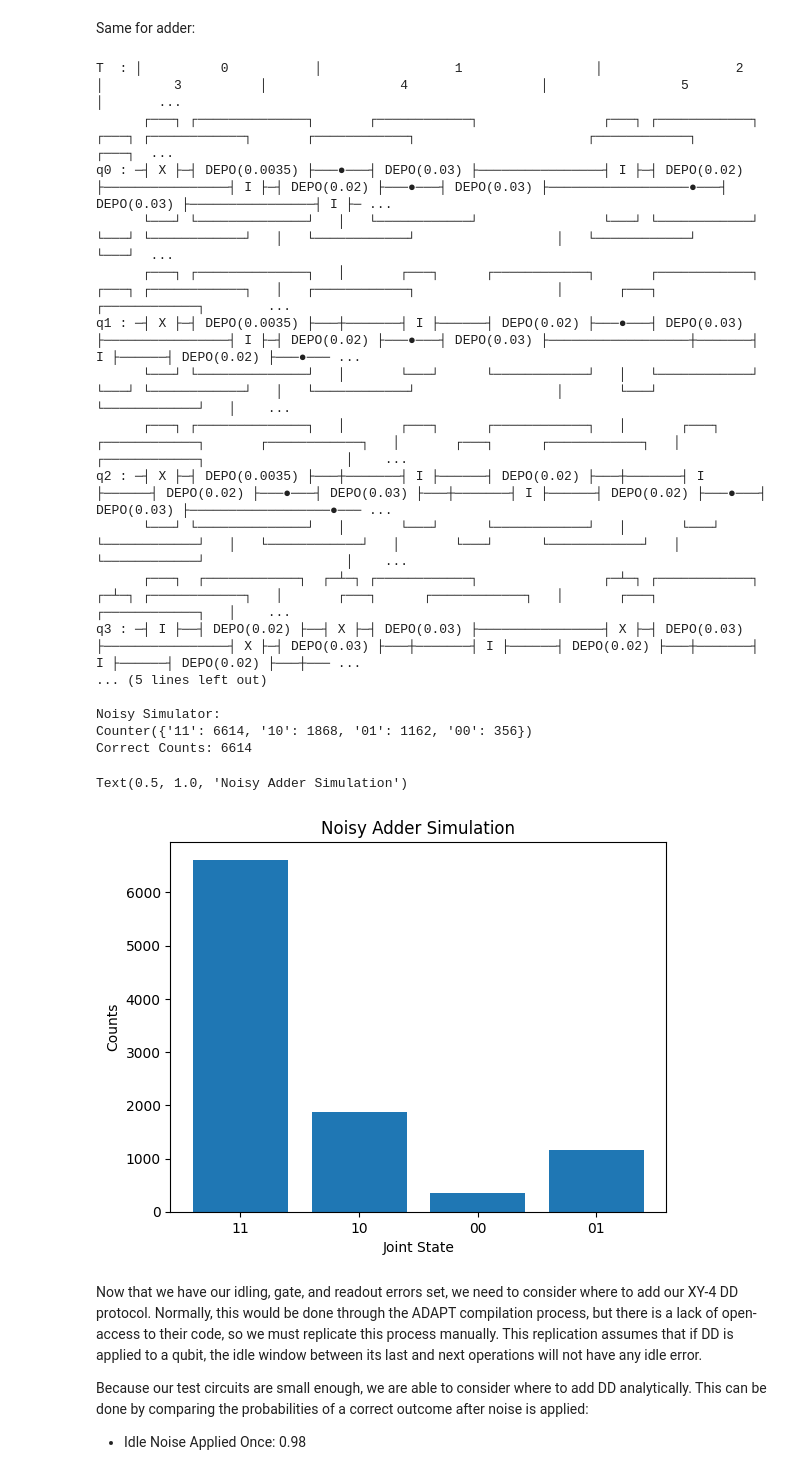
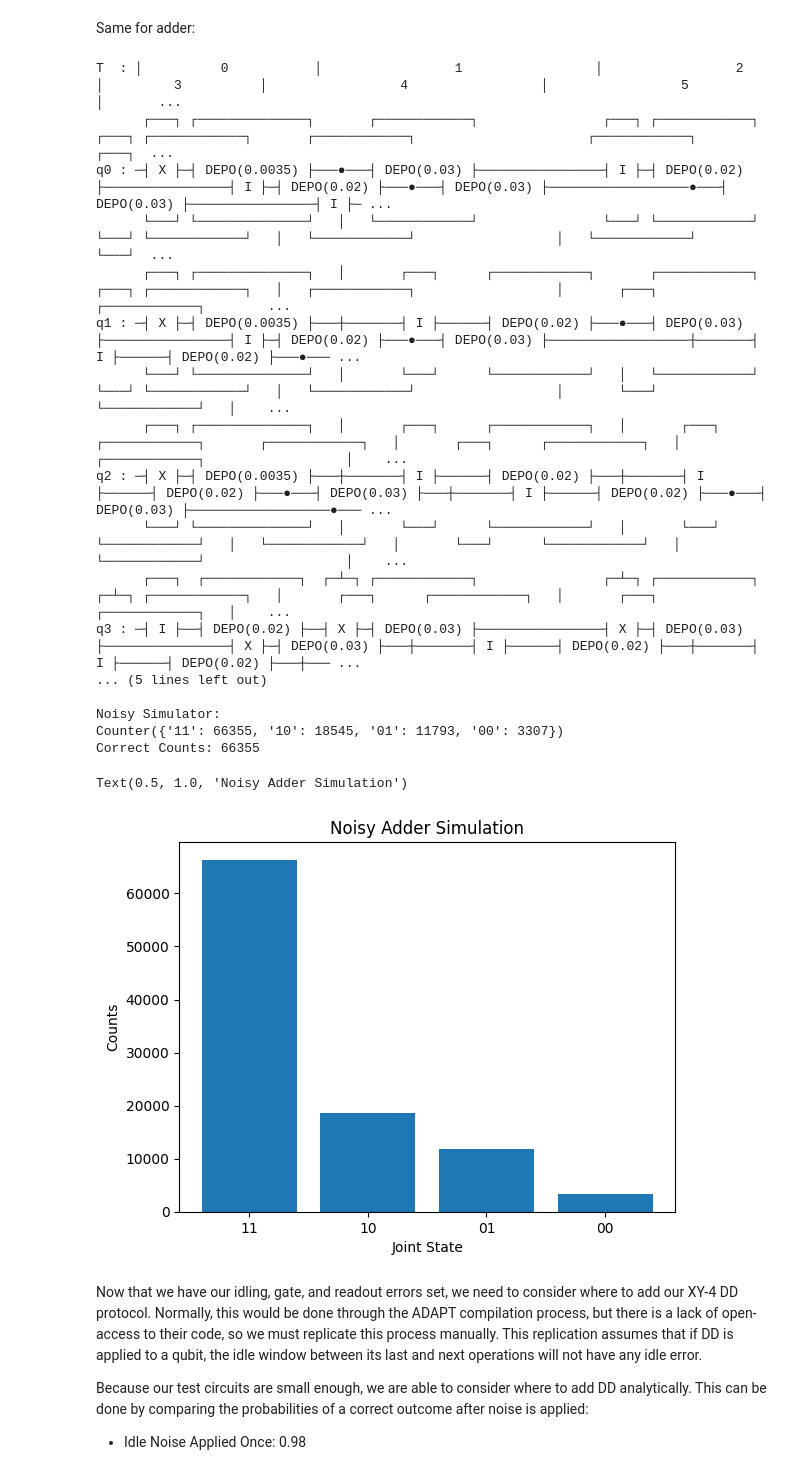
Before and after one commit to pchyrchala/NISQ-Optimization-ADAPT-Using-Mid-Circuit-Measurement, a Jupyter notebook: results.ipynb, the cells around one changed output. Drawn from its saved outputs; the diff is of its cells as text; code cells hidden in the pictures.

```diff
--- a/results.ipynb
+++ b/results.ipynb
@@ -24,9 +20,10 @@ BV5.h(0).h(1).h(2).h(3).h(4)
 BV5.measure(0).measure(1).measure(2).measure(3).measure(4)
 
 print(BV5)
+num_shots = 100000
 
 local_device = LocalSimulator()
-task = local_device.run(BV5, shots=10000)
+task = local_device.run(BV5, shots=num_shots)
 BV5_counts = task.result().measurement_counts
 print("\nDefault Simulator: ")
 print(BV5_counts)
@@ -210,37 +210,37 @@ Noisy_Adder.apply_readout_noise(qubit4_measurement_noise, 4)
 Noisy_Adder.measure(3).measure(4)
 
 print(Noisy_Adder)
 
 noisy_local_device = LocalSimulator("braket_dm")
-task = noisy_local_device.run(Noisy_Adder, shots=10000)
+task = noisy_local_device.run(Noisy_Adder, shots=num_shots)
 Noisy_Adder_counts = task.result().measurement_counts
 print("\nNoisy Simulator: ")
 print(Noisy_Adder_counts)
 print("Correct Counts:", Noisy_Adder_counts['11'])
 plt.bar(Noisy_Adder_counts.keys(), Noisy_Adder_counts.values())
 plt.xlabel('Joint State')
 plt.ylabel('Counts')
 plt.title('Noisy Adder Simulation')
 # %% [output]
 T  : │          0           │                 1                 │                 2                 │         3          │                 4                 │                 5                 │       ...
       ┌───┐ ┌──────────────┐       ┌────────────┐                ┌───┐ ┌────────────┐                ┌───┐ ┌────────────┐       ┌────────────┐                      ┌────────────┐                ┌───┐  ...
 q0 : ─┤ X ├─┤ DEPO(0.0035) ├───●───┤ DEPO(0.03) ├────────────────┤ I ├─┤ DEPO(0.02) ├────────────────┤ I ├─┤ DEPO(0.02) ├───●───┤ DEPO(0.03) ├──────────────────●───┤ DEPO(0.03) ├────────────────┤ I ├─ ...
       └───┘ └──────────────┘   │   └────────────┘                └───┘ └────────────┘                └───┘ └────────────┘   │   └────────────┘                  │   └────────────┘                └───┘  ...
       ┌───┐ ┌──────────────┐   │       ┌───┐      ┌────────────┐       ┌────────────┐                ┌───┐ ┌────────────┐   │   ┌────────────┐                  │       ┌───┐      ┌────────────┐        ...
 q1 : ─┤ X ├─┤ DEPO(0.0035) ├───┼───────┤ I ├──────┤ DEPO(0.02) ├───●───┤ DEPO(0.03) ├────────────────┤ I ├─┤ DEPO(0.02) ├───●───┤ DEPO(0.03) ├──────────────────┼───────┤ I ├──────┤ DEPO(0.02) ├───●─── ...
       └───┘ └──────────────┘   │       └───┘      └────────────┘   │   └────────────┘                └───┘ └────────────┘   │   └────────────┘                  │       └───┘      └────────────┘   │    ...
       ┌───┐ ┌──────────────┐   │       ┌───┐      ┌────────────┐   │       ┌───┐      ┌────────────┐       ┌────────────┐   │       ┌───┐      ┌────────────┐   │   ┌────────────┐                  │    ...
 q2 : ─┤ X ├─┤ DEPO(0.0035) ├───┼───────┤ I ├──────┤ DEPO(0.02) ├───┼───────┤ I ├──────┤ DEPO(0.02) ├───●───┤ DEPO(0.03) ├───┼───────┤ I ├──────┤ DEPO(0.02) ├───●───┤ DEPO(0.03) ├──────────────────●─── ...
       └───┘ └──────────────┘   │       └───┘      └────────────┘   │       └───┘      └────────────┘   │   └────────────┘   │       └───┘      └────────────┘   │   └────────────┘                  │    ...
       ┌───┐  ┌────────────┐  ┌─┴─┐ ┌────────────┐                ┌─┴─┐ ┌────────────┐                ┌─┴─┐ ┌────────────┐   │       ┌───┐      ┌────────────┐   │       ┌───┐      ┌────────────┐   │    ...
 q3 : ─┤ I ├──┤ DEPO(0.02) ├──┤ X ├─┤ DEPO(0.03) ├────────────────┤ X ├─┤ DEPO(0.03) ├────────────────┤ X ├─┤ DEPO(0.03) ├───┼───────┤ I ├──────┤ DEPO(0.02) ├───┼───────┤ I ├──────┤ DEPO(0.02) ├───┼─── ...
 ... (5 lines left out)
 
 Noisy Simulator:
-Counter({'11': 6614, '10': 1868, '01': 1162, '00': 356})
-Correct Counts: 6614
+Counter({'11': 66355, '10': 18545, '01': 11793, '00': 3307})
+Correct Counts: 66355
 Text(0.5, 1.0, 'Noisy Adder Simulation')
-[figure, old version]
+[figure, new version]
 # %% [markdown]
 Now that we have our idling, gate, and readout errors set, we need to consider where to add our XY-4 DD protocol. Normally, this would be done through the ADAPT compilation process, but there is a lack of open-access to their code, so we must replicate this process manually. This replication assumes that if DD is applied to a qubit, the idle window between its last and next operations will not have any idle error.
 
```
Also changed, not shown: parts of 11 cells of this notebook.
